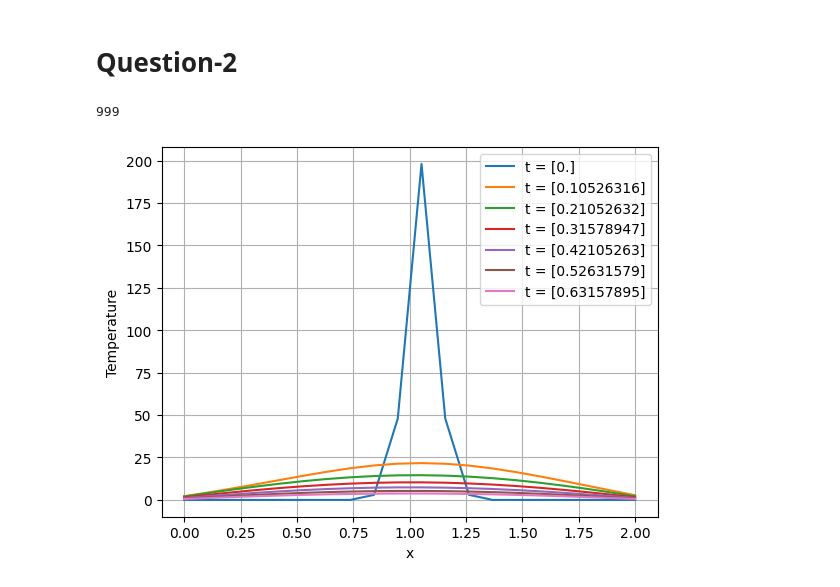
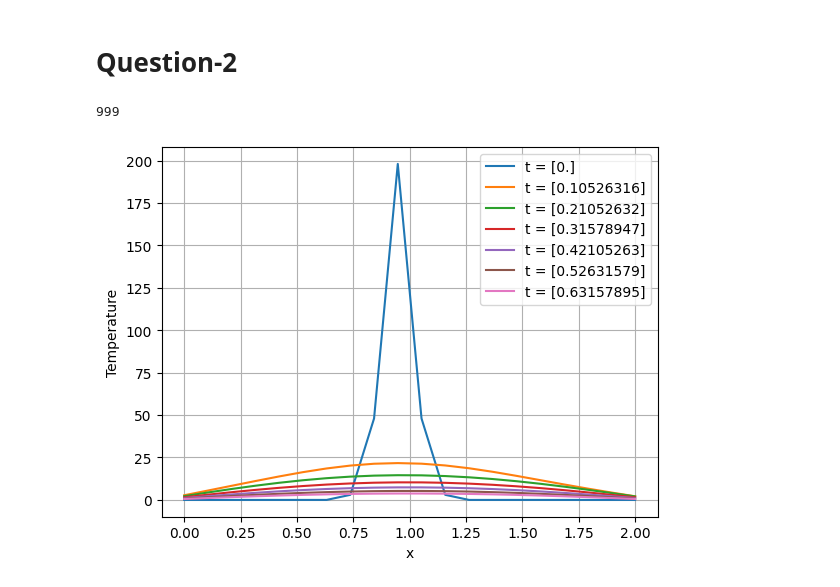
Before and after one commit to Amrithraj-K-P/computational_physics, a Jupyter notebook: assign-15/assign-15.ipynb, the cells around one changed output. Drawn from its saved outputs; the diff is of its cells as text; code cells hidden in the pictures.

```diff
--- a/assign-15/assign-15.ipynb
+++ b/assign-15/assign-15.ipynb
@@ -97,32 +97,32 @@ def heateqn_soln(initial,t_range,n_t):
                 A[i][j] = alpha
     An=A
     sol=[]
     for i in range(n_t-1):
         An=matrix_mult(An,A)
         out=[]
         for i in range(n_x):
             temp=0
             for j in range(n_x):
                 temp+=An[i][j]*initial[j]
             out.append(temp)
         sol.append(out)
 
     return sol
 
 initial_cond=[0]*20
-initial_cond[len(initial_cond)//2]=300
+initial_cond[9]=300
 x=np.linspace(0,2,20)
 y=heateqn_soln(initial_cond,[0,1],1000)
 temp_num=len(y)
 print(temp_num)
 diff=np.arange(0,temp_num,150)
 for k in diff:
     plt.plot(x,y[k],label=f't = {x[np.where(diff == k)]}')
 plt.xlabel('x')
 plt.ylabel('Temperature')
 plt.legend()
 plt.grid(True)
 plt.show()
 # %% [output]
 999
-[figure, old version]
+[figure, new version]
```
